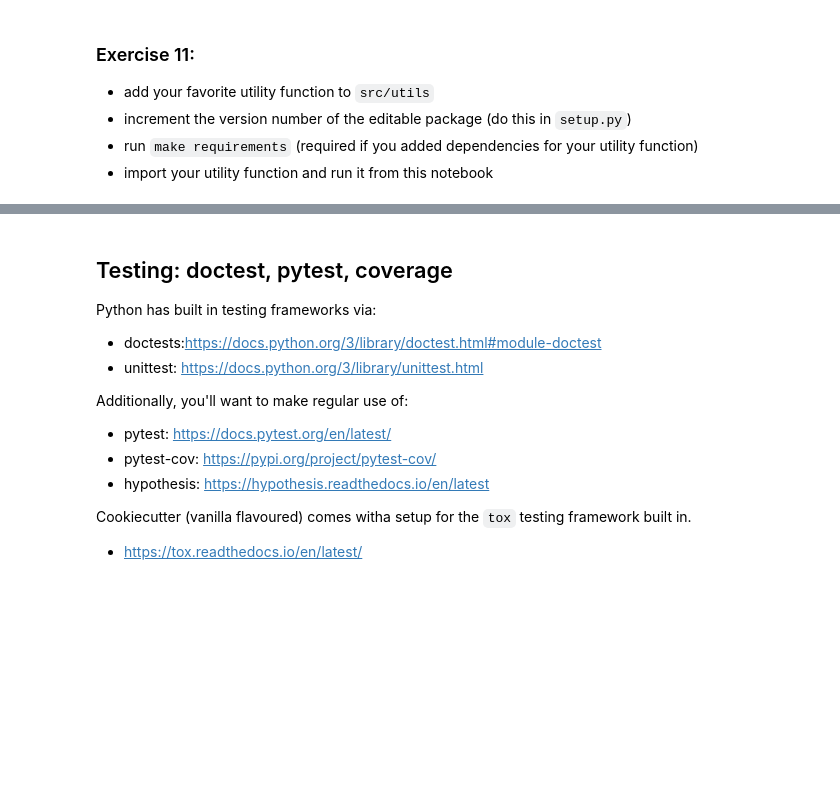
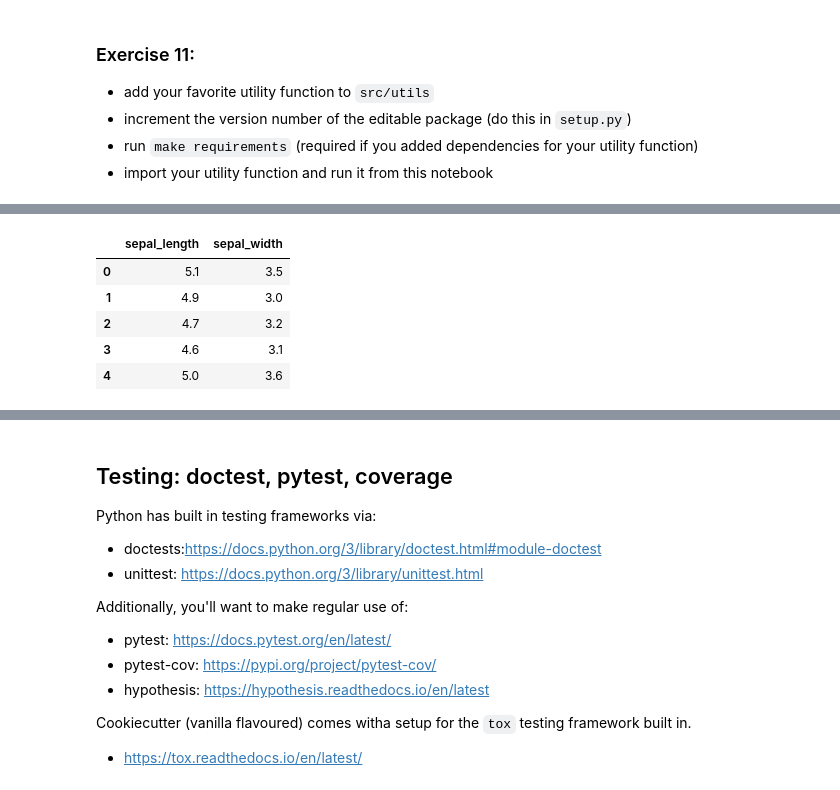
Before and after one commit to haugstve/bus_number_tutorial, a Jupyter notebook: notebooks/10-reproducible-environment.ipynb, the cells around one changed output, grey strips where cells are left out. Saved outputs shown, nothing was run; the diff lists cells and outputs as text; code cells hidden in the pictures; blank space fills up the shorter version.

```diff
--- a/notebooks/10-reproducible-environment.ipynb
+++ b/notebooks/10-reproducible-environment.ipynb
@@ -478,0 +548,10 @@ For an obscene amount of detail on this concept, see https://semver.org/
+# %%
+(iris.select('sepal_length','sepal_width')
+     .head())
+# %% [output]
+|  | sepal_length | sepal_width |
+| 0 | 5.1 | 3.5 |
+| 1 | 4.9 | 3.0 |
+| 2 | 4.7 | 3.2 |
+| 3 | 4.6 | 3.1 |
+| 4 | 5.0 | 3.6 |
```
Also changed, not shown: parts of 21 cells of this notebook.
